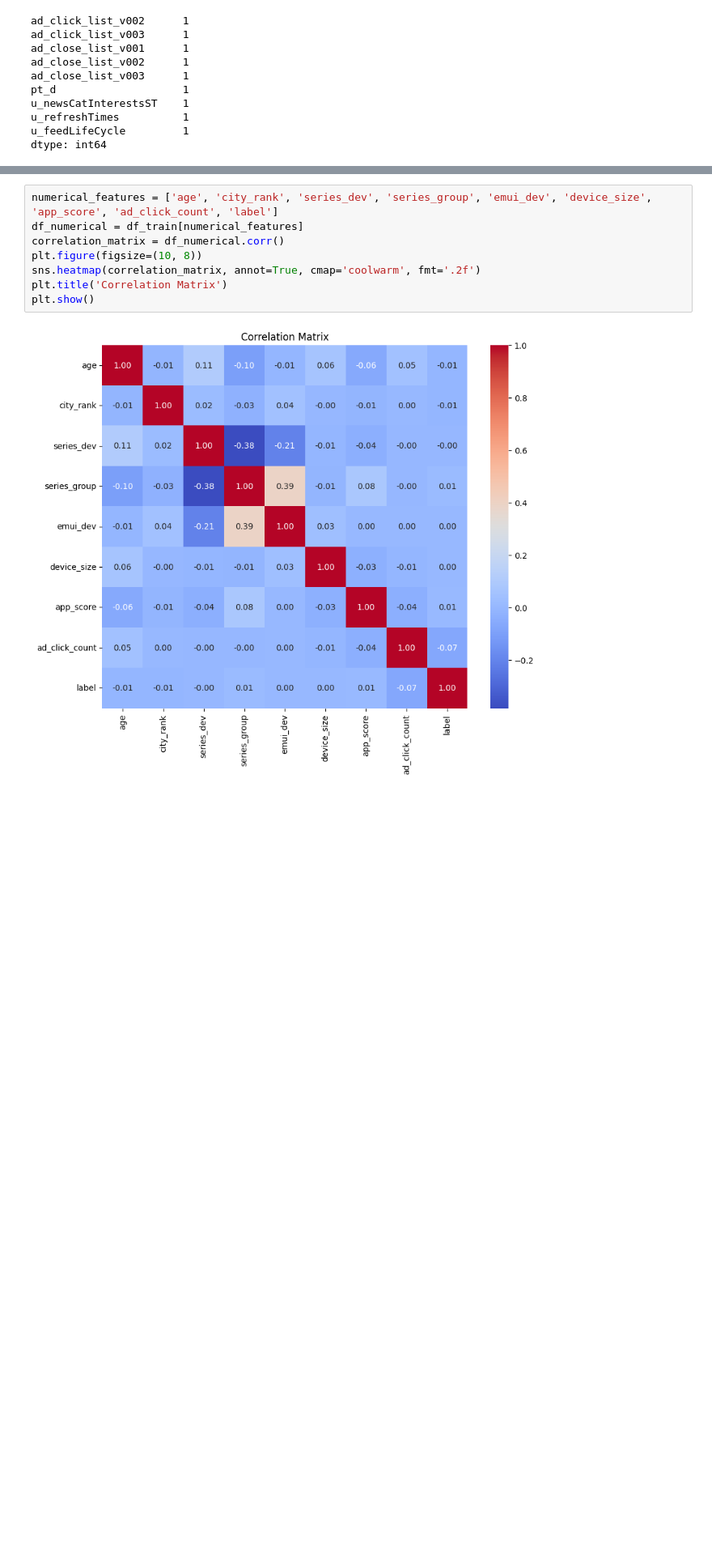
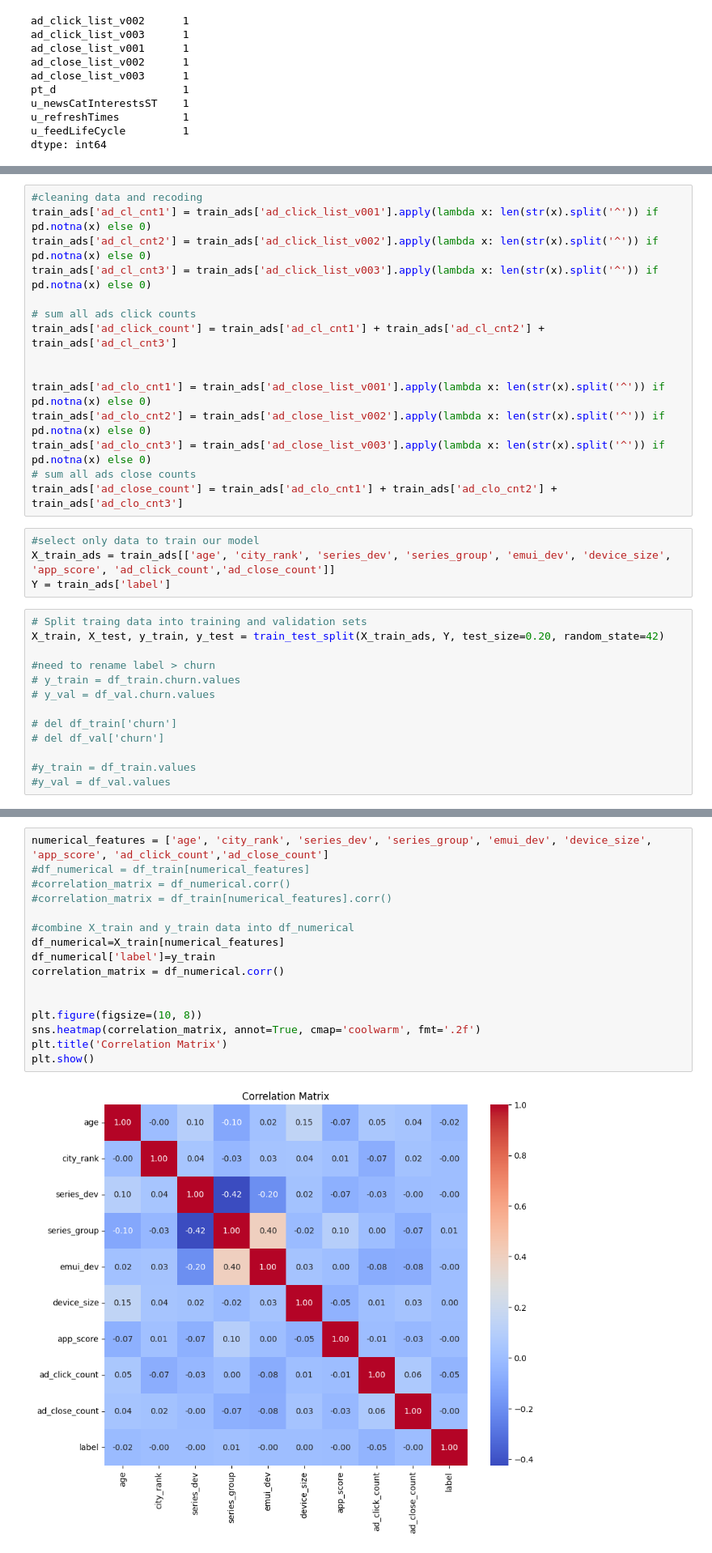
Before and after one commit to ohsono/stats414, a Jupyter notebook: stat414_midterm.ipynb, the cells around one changed output, grey strips where cells are left out. Shown at 81% size. Drawn from its saved outputs; the diff is of its cells as text; blank space fills up the shorter version.

```diff
--- a/stat414_midterm.ipynb
+++ b/stat414_midterm.ipynb
@@ -83,0 +62,32 @@ df_train['ad_click_count'] = df_train['ad_click_list_v001'].apply(lambda x: len(
+# %%
+#cleaning data and recoding
+train_ads['ad_cl_cnt1'] = train_ads['ad_click_list_v001'].apply(lambda x: len(str(x).split('^')) if pd.notna(x) else 0)
+train_ads['ad_cl_cnt2'] = train_ads['ad_click_list_v002'].apply(lambda x: len(str(x).split('^')) if pd.notna(x) else 0)
+train_ads['ad_cl_cnt3'] = train_ads['ad_click_list_v003'].apply(lambda x: len(str(x).split('^')) if pd.notna(x) else 0)
+
+# sum all ads click counts
+train_ads['ad_click_count'] = train_ads['ad_cl_cnt1'] + train_ads['ad_cl_cnt2'] + train_ads['ad_cl_cnt3']
+
+
+train_ads['ad_clo_cnt1'] = train_ads['ad_close_list_v001'].apply(lambda x: len(str(x).split('^')) if pd.notna(x) else 0)
+train_ads['ad_clo_cnt2'] = train_ads['ad_close_list_v002'].apply(lambda x: len(str(x).split('^')) if pd.notna(x) else 0)
+train_ads['ad_clo_cnt3'] = train_ads['ad_close_list_v003'].apply(lambda x: len(str(x).split('^')) if pd.notna(x) else 0)
+# sum all ads close counts
+train_ads['ad_close_count'] = train_ads['ad_clo_cnt1'] + train_ads['ad_clo_cnt2'] + train_ads['ad_clo_cnt3']
+# %%
+#select only data to train our model
+X_train_ads = train_ads[['age', 'city_rank', 'series_dev', 'series_group', 'emui_dev', 'device_size', 'app_score', 'ad_click_count','ad_close_count']]
+Y = train_ads['label']
+# %%
+# Split traing data into training and validation sets
+X_train, X_test, y_train, y_test = train_test_split(X_train_ads, Y, test_size=0.20, random_state=42)
+
+#need to rename label > churn
+# y_train = df_train.churn.values
+# y_val = df_val.churn.values
+
+# del df_train['churn']
+# del df_val['churn']
+
+#y_train = df_train.values
+#y_val = df_val.values
@@ -84,11 +123,19 @@ df_train['ad_click_count'] = df_train['ad_click_list_v001'].apply(lambda x: len(
 # %%
-numerical_features = ['age', 'city_rank', 'series_dev', 'series_group', 'emui_dev', 'device_size', 'app_score', 'ad_click_count', 'label']
-df_numerical = df_train[numerical_features]
+numerical_features = ['age', 'city_rank', 'series_dev', 'series_group', 'emui_dev', 'device_size', 'app_score', 'ad_click_count','ad_close_count']
+#df_numerical = df_train[numerical_features]
+#correlation_matrix = df_numerical.corr()
+#correlation_matrix = df_train[numerical_features].corr()
+
+#combine X_train and y_train data into df_numerical
+df_numerical=X_train[numerical_features]
+df_numerical['label']=y_train
 correlation_matrix = df_numerical.corr()
+
+
 plt.figure(figsize=(10, 8))
 sns.heatmap(correlation_matrix, annot=True, cmap='coolwarm', fmt='.2f')
 plt.title('Correlation Matrix')
 plt.show()
 # %% [output]
-[figure, old version]
+[figure, new version]
 # %%
```
Also changed, not shown: parts of 11 cells of this notebook.
